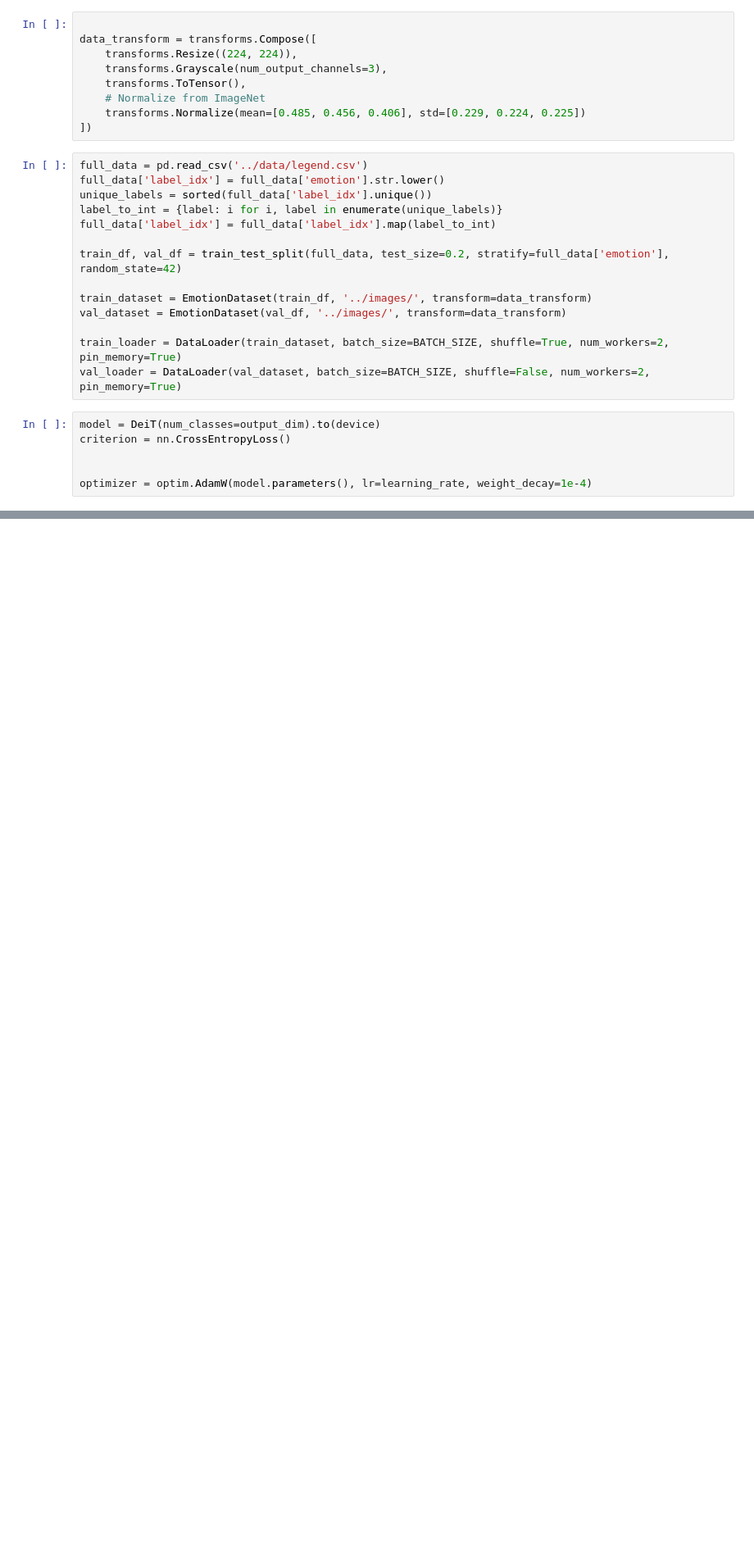
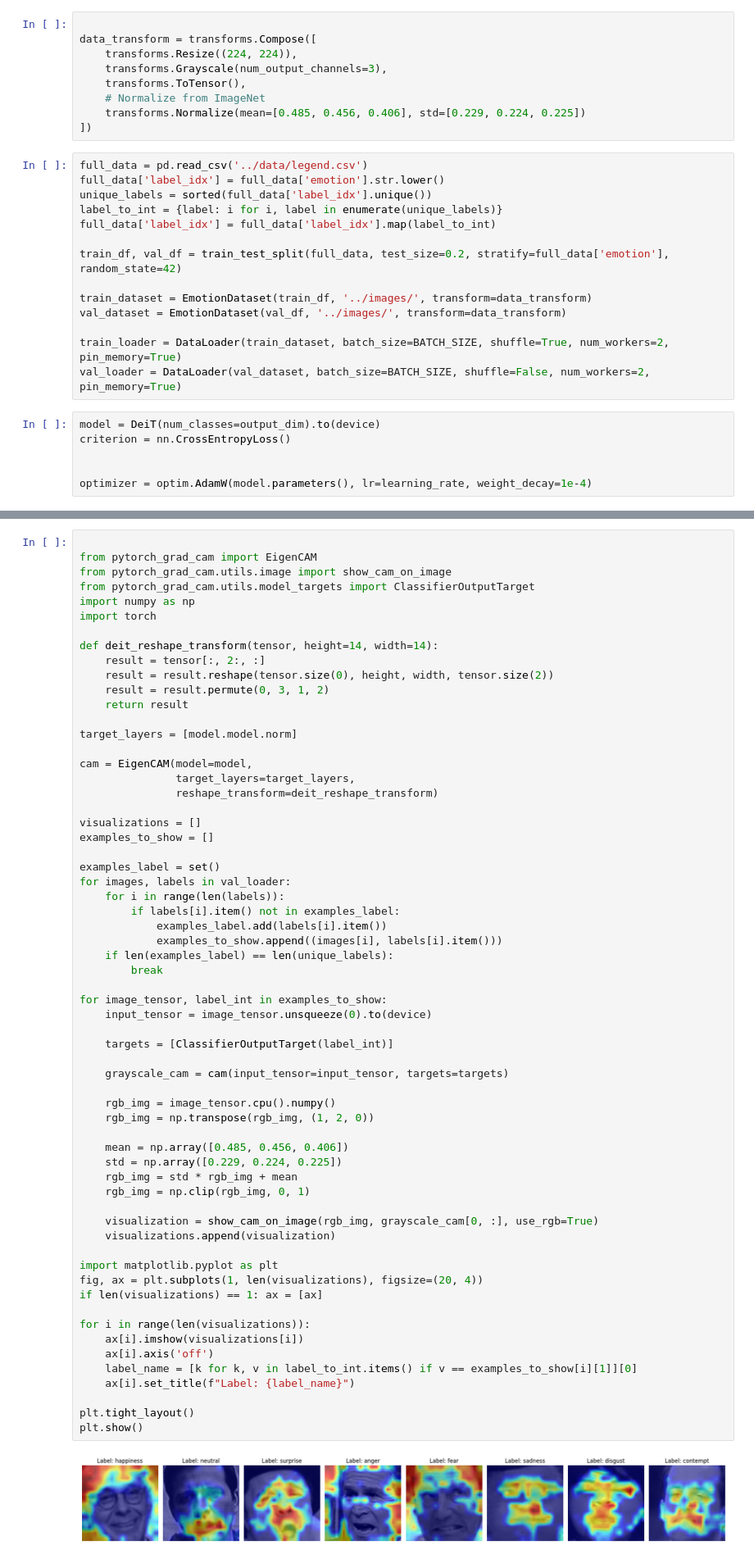
Before and after one commit to syliem1/EmotionalDetection, a Jupyter notebook: DeiT/train.ipynb, the cells around one changed output, grey strips where cells are left out. Shown at 82% size. Saved outputs shown, nothing was run; the diff lists cells and outputs as text; blank space fills up the shorter version.

```diff
--- a/DeiT/train.ipynb
+++ b/DeiT/train.ipynb
@@ -224,0 +252,64 @@ NameError: name 'model' is not defined
+# %%
+
+from pytorch_grad_cam import EigenCAM
+from pytorch_grad_cam.utils.image import show_cam_on_image
+from pytorch_grad_cam.utils.model_targets import ClassifierOutputTarget
+import numpy as np
+import torch
+
+def deit_reshape_transform(tensor, height=14, width=14):
+    result = tensor[:, 2:, :]
+    result = result.reshape(tensor.size(0), height, width, tensor.size(2))
+    result = result.permute(0, 3, 1, 2)
+    return result
+
+target_layers = [model.model.norm]
+
+cam = EigenCAM(model=model,
+               target_layers=target_layers,
+               reshape_transform=deit_reshape_transform)
+
+visualizations = []
+examples_to_show = []
+
+examples_label = set()
+for images, labels in val_loader:
+    for i in range(len(labels)):
+        if labels[i].item() not in examples_label:
+            examples_label.add(labels[i].item())
+            examples_to_show.append((images[i], labels[i].item()))
+    if len(examples_label) == len(unique_labels):
+        break
+
+for image_tensor, label_int in examples_to_show:
+    input_tensor = image_tensor.unsqueeze(0).to(device)
+
+    targets = [ClassifierOutputTarget(label_int)]
+
+    grayscale_cam = cam(input_tensor=input_tensor, targets=targets)
+
+    rgb_img = image_tensor.cpu().numpy()
+    rgb_img = np.transpose(rgb_img, (1, 2, 0))
+
+    mean = np.array([0.485, 0.456, 0.406])
+    std = np.array([0.229, 0.224, 0.225])
+    rgb_img = std * rgb_img + mean
+    rgb_img = np.clip(rgb_img, 0, 1)
+
+    visualization = show_cam_on_image(rgb_img, grayscale_cam[0, :], use_rgb=True)
+    visualizations.append(visualization)
+
+import matplotlib.pyplot as plt
+fig, ax = plt.subplots(1, len(visualizations), figsize=(20, 4))
+if len(visualizations) == 1: ax = [ax]
+
+for i in range(len(visualizations)):
+    ax[i].imshow(visualizations[i])
+    ax[i].axis('off')
+    label_name = [k for k, v in label_to_int.items() if v == examples_to_show[i][1]][0]
+    ax[i].set_title(f"Label: {label_name}")
+
+plt.tight_layout()
+plt.show()
+# %% [output]
+[figure, added]
```
Also changed, not shown: parts of 8 cells of this notebook, 1 other file.
